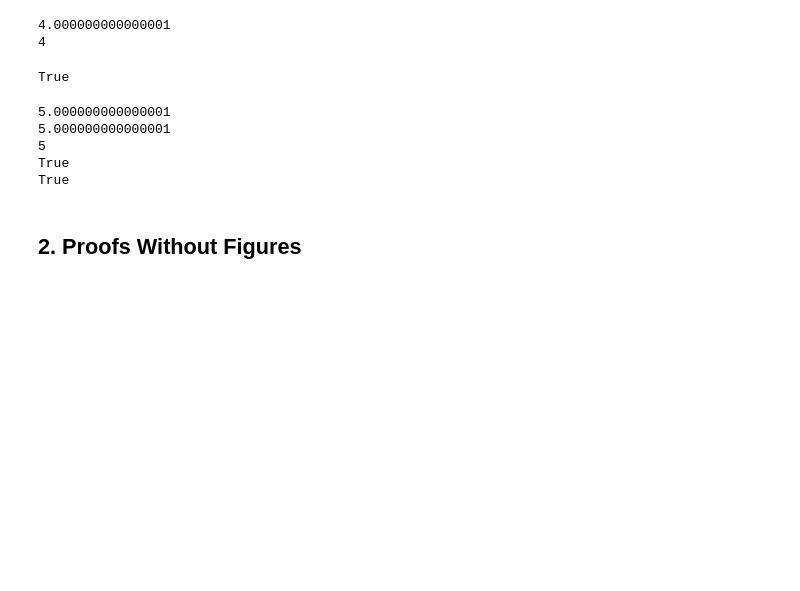
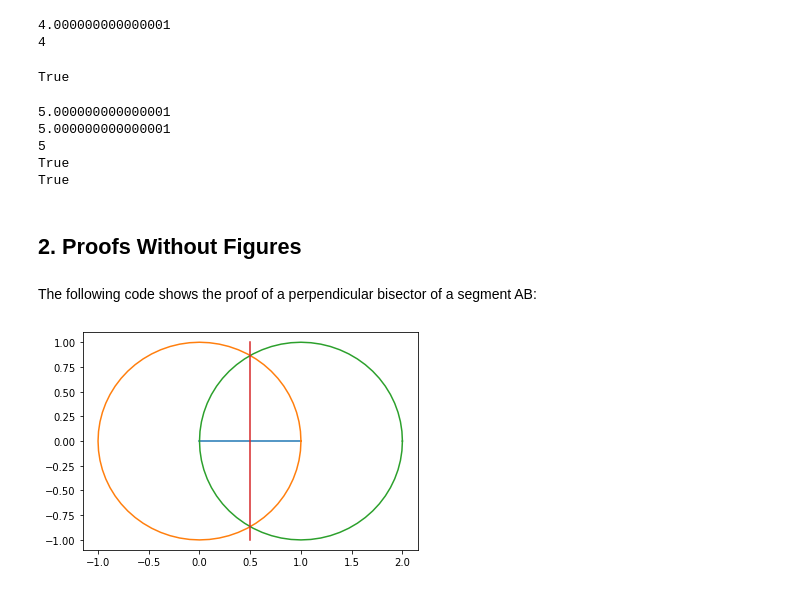
Before and after one commit to James-G-Hill/Sympy-Companion-to-Mathematics-Form-and-Function, a Jupyter notebook: Chapter 3.ipynb, the cells around one changed output. Saved outputs shown, nothing was run; the diff lists cells and outputs as text; code cells hidden in the pictures; blank space fills up the shorter version.

Commit message:
Added Ch3, section 3 on 'Proof without Figures'

```diff
--- a/Chapter 3.ipynb
+++ b/Chapter 3.ipynb
@@ -94,3 +94,32 @@ True
 True
 # %% [markdown]
 ## 2. Proofs Without Figures
+# %% [markdown]
+The following code shows the proof of a perpendicular bisector of a segment AB:
+# %%
+import matplotlib.pyplot as plt
+import shapely.affinity
+
+from shapely.geometry import LineString, Point
+
+plt.clf()
+
+# Draw a line AB
+AB = LineString([(0, 0), (1, 0)])
+plt.plot(*AB.xy)
+
+# Create circle at A with radius AB
+A_circle = Point(0, 0).buffer(1)
+plt.plot(*A_circle.exterior.xy)
+
+# Create circle at B with radius AB
+B_circle = Point(1, 0).buffer(1)
+plt.plot(*B_circle.exterior.xy)
+
+# Show the perpendicular bisection at circle meeting points
+perpendicular_bisector = LineString([(.5, -1), (.5, 1)])
+plt.plot(*perpendicular_bisector.xy)
+
+plt.show()
+# %% [output]
+[figure, added]
```
Also changed, not shown: parts of 8 cells of this notebook.
